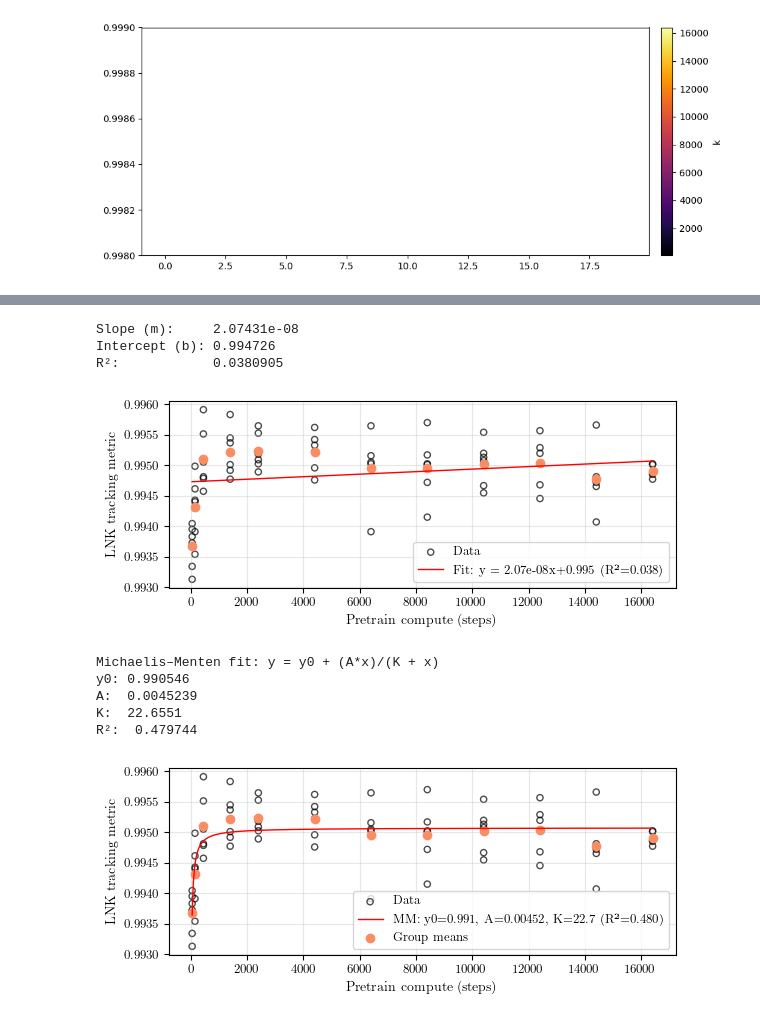
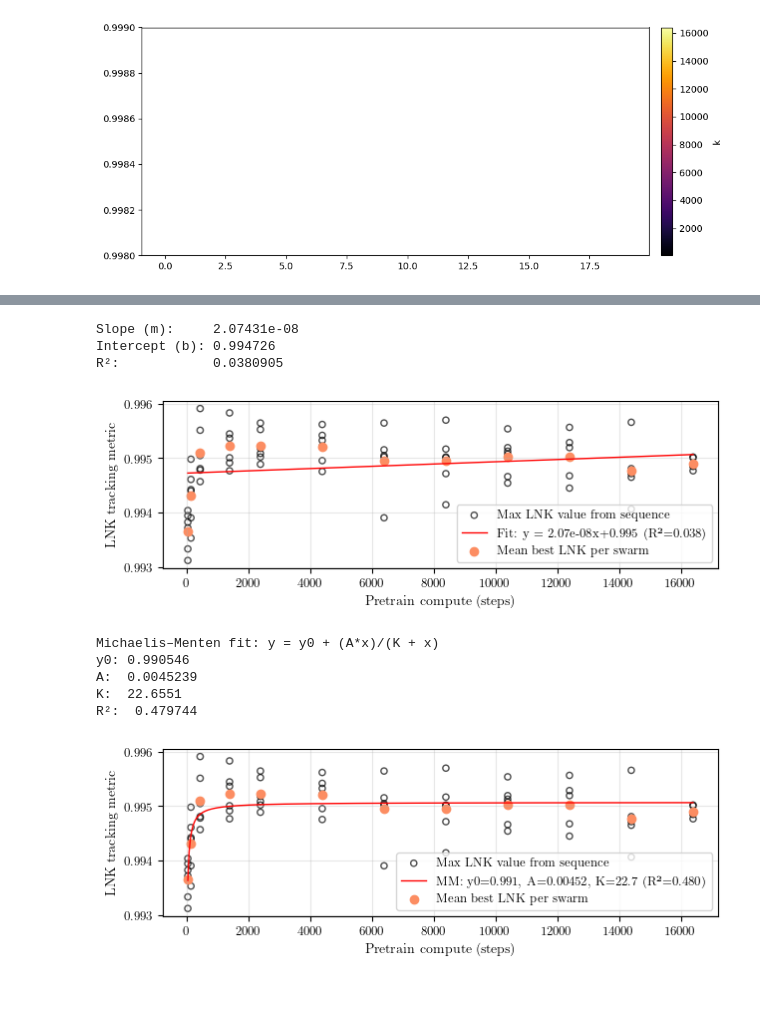
Before and after one commit to cdalinghaus-mthesis/figures, a Jupyter notebook: results/compute_study/compute_scaling_draft.ipynb, the cells around one changed output, grey strips where cells are left out. Saved outputs shown, nothing was run; the diff lists cells and outputs as text; code cells hidden in the pictures; blank space fills up the shorter version.

Commit message:
Fixes to study figures

```diff
--- a/results/compute_study/compute_scaling_draft.ipynb
+++ b/results/compute_study/compute_scaling_draft.ipynb
@@ -326,37 +326,37 @@ y_pred = m * x + b
 
 # --- R^2 ---
 ss_res = np.sum((y - y_pred) ** 2)
 ss_tot = np.sum((y - np.mean(y)) ** 2)
 r_squared = 1.0 - (ss_res / ss_tot) if ss_tot != 0 else np.nan
 
 print(f"Slope (m):     {m:.6g}")
 print(f"Intercept (b): {b:.6g}")
 print(f"R²:            {r_squared:.6g}")
 
 # --- Plot points + regression line ---
 fig, ax = plt.subplots(1, 1, figsize=set_size(fraction=1, subplots=(1.2, 2)))
-ax.scatter(x, y, s=20, alpha=0.7, label="Data", facecolors='none', edgecolors='black')
+ax.scatter(x, y, s=20, alpha=0.7, label="Max LNK value from sequence", facecolors='none', edgecolors='black')
 
 # Smooth line across the x-range
 x_line = np.linspace(x.min(), x.max(), 200)
 y_line = m * x_line + b
 ax.plot(x_line, y_line, c="red", linewidth=1, label=f"Fit: y = {m:.3g}x+{b:.3g} (R²={r_squared:.3f})")
 
-ax.scatter([x for x in treatment_compute_max_map.keys()], means, color=colors[2])
+ax.scatter([k for k in treatment_compute_max_map.keys()], means, color=colors[2], label="Mean best LNK per swarm")
 
 ax.set_xlabel("Pretrain compute (steps)")
 ax.set_ylabel("LNK tracking metric")
 
 ax.grid(True, alpha=0.3)
 ax.legend()
 
-
+fig.tight_layout()
 plt.savefig("jan_linear_regression.pdf")
 # %% [output]
 Slope (m):     2.07431e-08
 Intercept (b): 0.994726
 R²:            0.0380905
-[figure, old version]
+[figure, new version]
 # %%
 import numpy as np
 import matplotlib.pyplot as plt
@@ -419,7 +419,7 @@ print(f"R²:  {r_squared:.6g}")
 
 # --- Plot points + fitted curve ---
 fig, ax = plt.subplots(1, 1, figsize=set_size(fraction=1, subplots=(1.2, 2)))
-ax.scatter(x, y, s=20, alpha=0.7, label="Data", facecolors="none", edgecolors="black")
+ax.scatter(x, y, s=20, alpha=0.7, label="Max LNK value from sequence", facecolors="none", edgecolors="black")
 
 # Smooth curve across x-range
 x_line = np.linspace(x.min(), x.max(), 400)
@@ -430,13 +430,14 @@ ax.plot(
 )
 
 # Overlay group means (as in your original code)
-ax.scatter([k for k in treatment_compute_max_map.keys()], means, color=colors[2], label="Group means")
+ax.scatter([k for k in treatment_compute_max_map.keys()], means, color=colors[2], label="Mean best LNK per swarm")
 
 ax.set_xlabel("Pretrain compute (steps)")
 ax.set_ylabel("LNK tracking metric")
 ax.grid(True, alpha=0.3)
 ax.legend()
 
+fig.tight_layout()
 plt.savefig("jan_michaelis_menten.pdf")
 # %% [output]
 Michaelis–Menten fit: y = y0 + (A*x)/(K + x)
@@ -444,4 +445,4 @@ y0: 0.990546
 A:  0.0045239
 K:  22.6551
 R²:  0.479744
-[figure, old version]
+[figure, new version]
```
Also changed, not shown: parts of 1 cell of this notebook, 1 other file.
